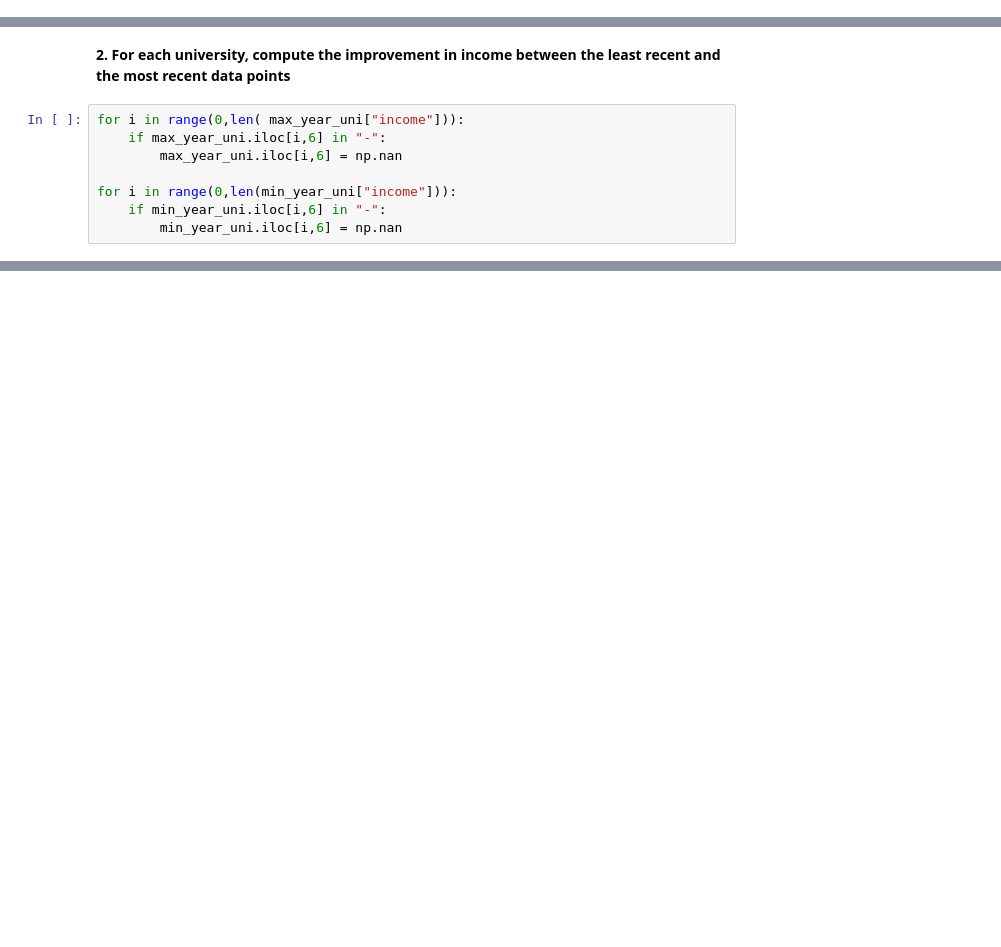
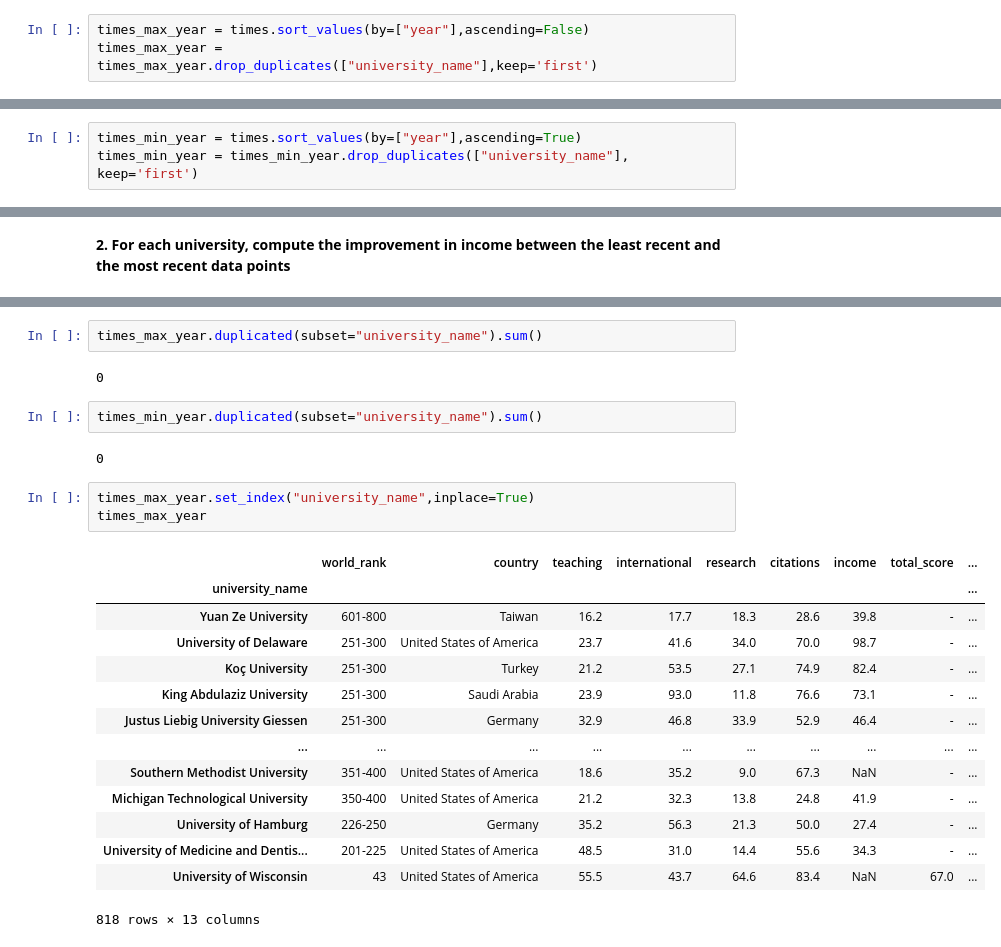
Before and after one commit to PietroBonardi/FoCS, a Jupyter notebook: pietronotebook.ipynb, the cells around one changed output, grey strips where cells are left out. Cells and saved outputs as stored; diff of their text form; blank space fills up the shorter version.

```diff
--- a/pietronotebook.ipynb
+++ b/pietronotebook.ipynb
@@ -61,0 +25,3 @@ min_year_uni
+# %%
+times_max_year = times.sort_values(by=["year"],ascending=False)
+times_max_year = times_max_year.drop_duplicates(["university_name"],keep='first')
@@ -61,0 +44,3 @@ min_year_uni
+# %%
+times_min_year = times.sort_values(by=["year"],ascending=True)
+times_min_year = times_min_year.drop_duplicates(["university_name"], keep='first')
@@ -62,10 +63,2 @@ min_year_uni
 # %% [markdown]
 **2. For each university, compute the improvement in income between the least recent and the most recent data points**
-# %%
-for i in range(0,len( max_year_uni["income"])):
-    if max_year_uni.iloc[i,6] in "-":
-        max_year_uni.iloc[i,6] = np.nan
-
-for i in range(0,len(min_year_uni["income"])):
-    if min_year_uni.iloc[i,6] in "-":
-        min_year_uni.iloc[i,6] = np.nan
@@ -71,0 +91,26 @@ for i in range(0,len(min_year_uni["income"])):
+# %%
+times_max_year.duplicated(subset="university_name").sum()
+# %% [output]
+0
+# %%
+times_min_year.duplicated(subset="university_name").sum()
+# %% [output]
+0
+# %%
+times_max_year.set_index("university_name",inplace=True)
+times_max_year
+# %% [output]
+|  | world_rank | country | teaching | international | research | citations | income | total_score | ... |
+| university_name |  |  |  |  |  |  |  |  | ... |
+| Yuan Ze University | 601-800 | Taiwan | 16.2 | 17.7 | 18.3 | 28.6 | 39.8 | - | ... |
+| University of Delaware | 251-300 | United States of America | 23.7 | 41.6 | 34.0 | 70.0 | 98.7 | - | ... |
+| Koç University | 251-300 | Turkey | 21.2 | 53.5 | 27.1 | 74.9 | 82.4 | - | ... |
+| King Abdulaziz University | 251-300 | Saudi Arabia | 23.9 | 93.0 | 11.8 | 76.6 | 73.1 | - | ... |
+| Justus Liebig University Giessen | 251-300 | Germany | 32.9 | 46.8 | 33.9 | 52.9 | 46.4 | - | ... |
+| ... | ... | ... | ... | ... | ... | ... | ... | ... | ... |
+| Southern Methodist University | 351-400 | United States of America | 18.6 | 35.2 | 9.0 | 67.3 | NaN | - | ... |
+| Michigan Technological University | 350-400 | United States of America | 21.2 | 32.3 | 13.8 | 24.8 | 41.9 | - | ... |
+| University of Hamburg | 226-250 | Germany | 35.2 | 56.3 | 21.3 | 50.0 | 27.4 | - | ... |
+| University of Medicine and Dentis... | 201-225 | United States of America | 48.5 | 31.0 | 14.4 | 55.6 | 34.3 | - | ... |
+| University of Wisconsin | 43 | United States of America | 55.5 | 43.7 | 64.6 | 83.4 | NaN | 67.0 | ... |
+818 rows × 13 columns
```
Also changed, not shown: parts of 36 cells of this notebook.
